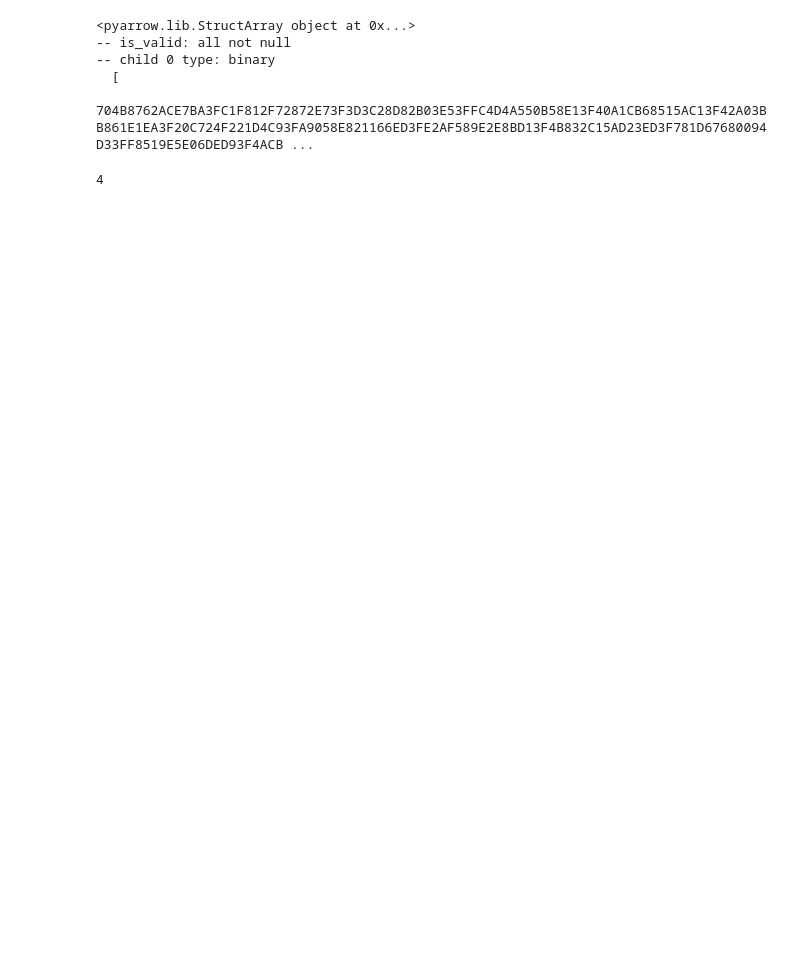
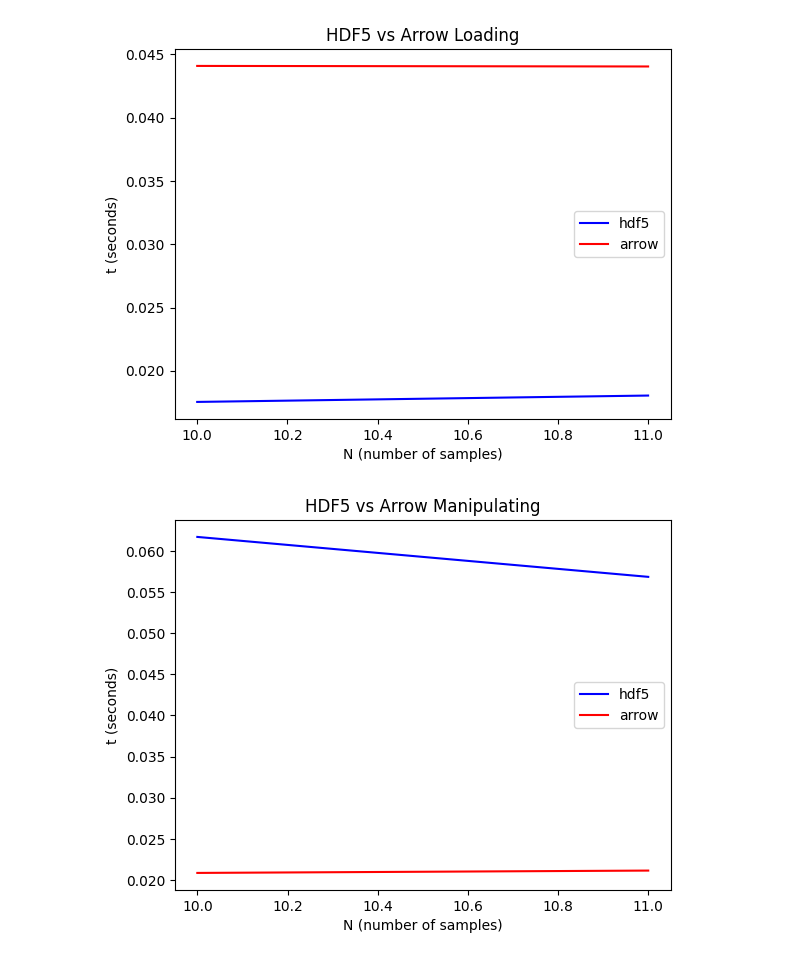
Before and after one commit to cristianoCarta/benchmarks, a Jupyter notebook: test.ipynb, the cells around one changed output. Saved outputs shown, nothing was run; the diff lists cells and outputs as text; code cells hidden in the pictures; blank space fills up the shorter version.

```diff
--- a/test.ipynb
+++ b/test.ipynb
@@ -151,13 +11,5 @@ image_feature: list<item: struct<bounding_box_feature: list<item: struct<bbox: l
-# %%
-len(table.column("image_feature").chunk(0).values.field("boundingbox_feature").values.field("image_1_feature").values.field("image").to_pylist())
-table.column("image_feature").chunk(0).values.field("boundingbox_feature").values.field("image_1_feature").values.field("image").to_pylist()
-# %% [output]
-<pyarrow.lib.StructArray object at 0x...>
--- is_valid: all not null
--- child 0 type: binary
-  [
-    704B8762ACE7BA3FC1F812F72872E73F3D3C28D82B03E53FFC4D4A550B58E13F40A1CB68515AC13F42A03BB861E1EA3F20C724F221D4C93FA9058E821166ED3FE2AF589E2E8BD13F4B832C15AD23ED3F781D67680094D33FF8519E5E06DED93F4ACB ...
-# %%
-len(table.column("image_feature").chunk(0).values)
-# %% [output]
-4
+# %%
+N = [10,100,200,300,500]
+iterations = 100
+# %%
+benchmark = F1()
@@ -163,0 +19,5 @@ len(table.column("image_feature").chunk(0).values)
+# %%
+t1,t2,t3,t4 = benchmark.benchmark("outputs/f1/f1",N,iterations,hdf5_driver="core",plot=True,save=True)
+# %% [output]
+[figure, added]
+[figure, added]
```
Also changed, not shown: parts of 7 cells of this notebook, 6 other files.
